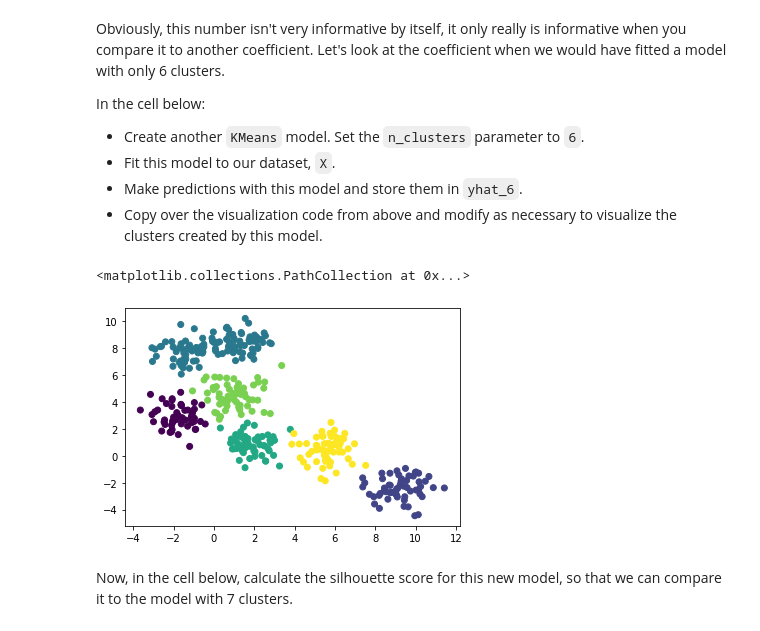
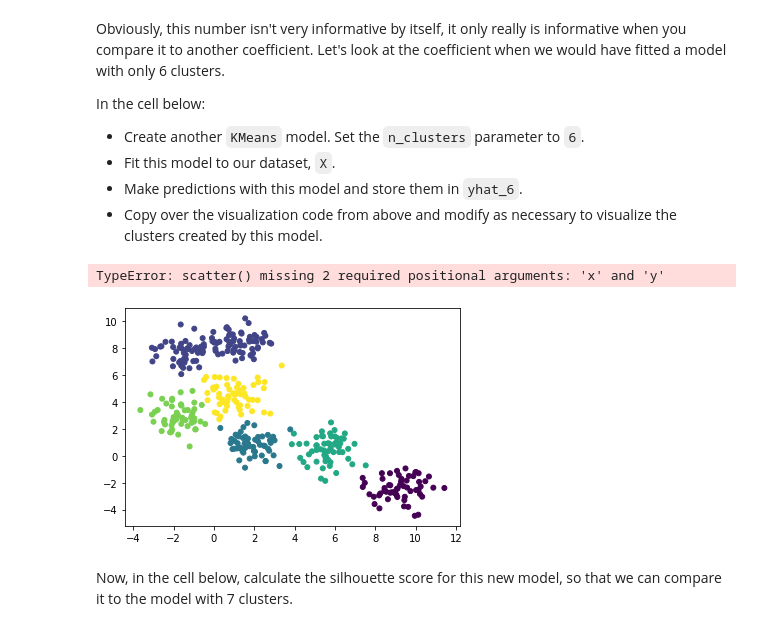
Before and after one commit to kathrinv/ds-k-means-clustering-lab-nyc-ds-082619, a Jupyter notebook: index.ipynb, the cells around one changed output. Cells and saved outputs as stored; diff of their text form; code cells hidden in the pictures.

```diff
--- a/index.ipynb
+++ b/index.ipynb
@@ -117,16 +117,16 @@ In the cell below:
 # %%
 k_means_6 = KMeans(n_clusters=6)
 # Don't forget to fit this model, too!
 
 yhat_6 = k_means_6.fit(X).predict(X)
 
 # Import and modify the visualization code below this line!
 plt.scatter(X[:,0], X[:,1], c=yhat_6, s=25)
-k_means_6.cluster_cent
+ccenters = k_means_6.cluster_centers_
 plt.scatter()
 # %% [output]
-<matplotlib.collections.PathCollection at 0x...>
+TypeError: scatter() missing 2 required positional arguments: 'x' and 'y'
-[figure, old version]
+[figure, new version]
 # %% [markdown]
 Now, in the cell below, calculate the silhouette score for this new model, so that we can compare it to the model with 7 clusters.
 # %%
```
